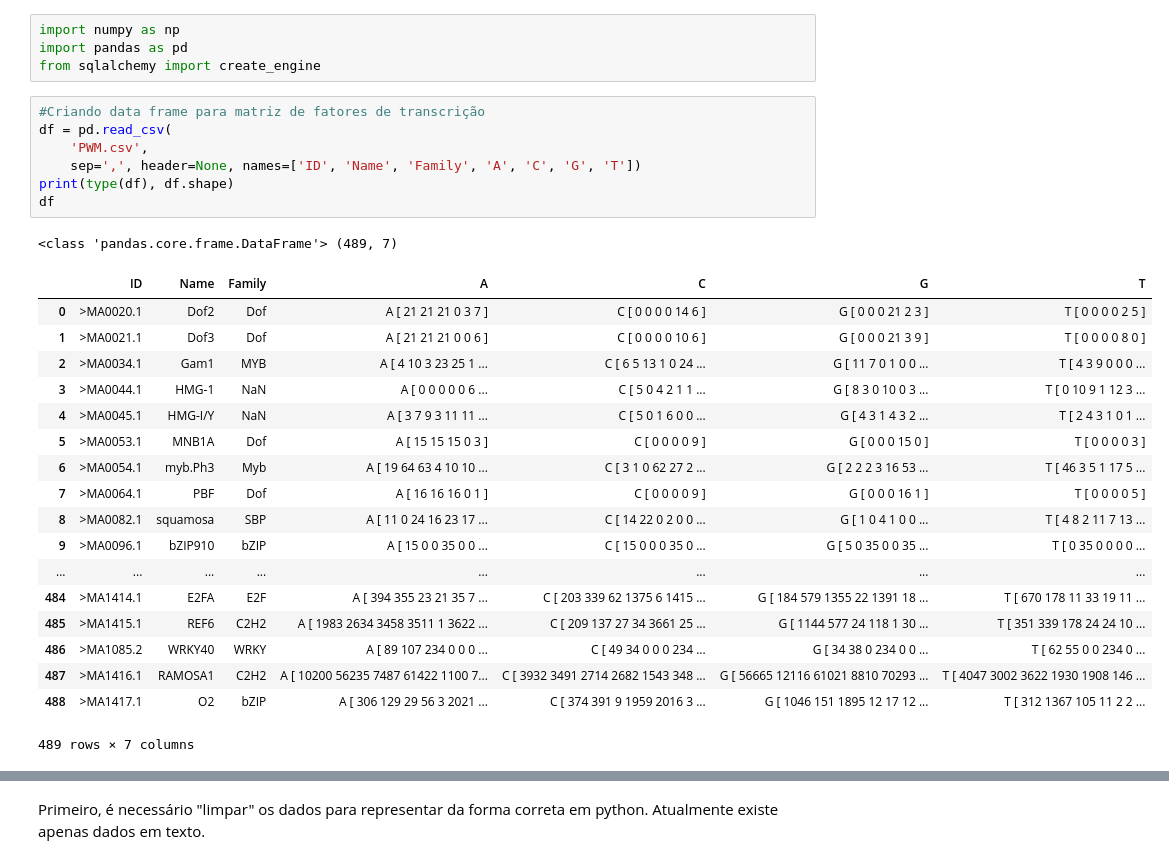
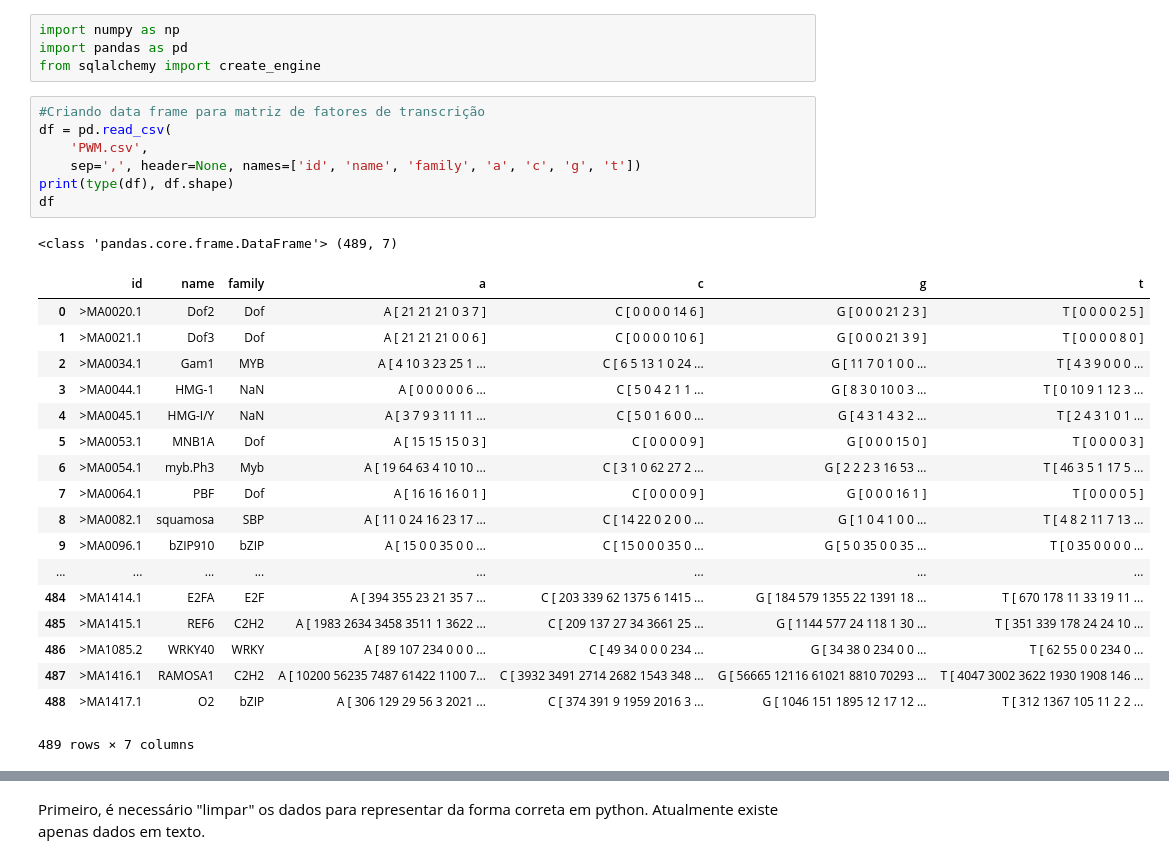
Before and after one commit to filipecmedeiros/PhytoProm, a Jupyter notebook: Data science/Pré-processamento.ipynb, the cells around one changed output, grey strips where cells are left out. Drawn from its saved outputs; the diff is of its cells as text.

```diff
--- a/Data science/Pré-processamento.ipynb
+++ b/Data science/Pré-processamento.ipynb
@@ -5,13 +5,13 @@ from sqlalchemy import create_engine
 # %%
 #Criando data frame para matriz de fatores de transcrição
 df = pd.read_csv(
     'PWM.csv',
-    sep=',', header=None, names=['ID', 'Name', 'Family', 'A', 'C', 'G', 'T'])
+    sep=',', header=None, names=['id', 'name', 'family', 'a', 'c', 'g', 't'])
 print(type(df), df.shape)
 df
 # %% [output]
 <class 'pandas.core.frame.DataFrame'> (489, 7)
-|  | ID | Name | Family | A | C | G | T |
+|  | id | name | family | a | c | g | t |
 | 0 | >MA0020.1 | Dof2 | Dof | A [ 21 21 21 0 3 7 ] | C [ 0 0 0 0 14 6 ] | G [ 0 0 0 21 2 3 ] | T [ 0 0 0 0 2 5 ] |
 | 1 | >MA0021.1 | Dof3 | Dof | A [ 21 21 21 0 0 6 ] | C [ 0 0 0 0 10 6 ] | G [ 0 0 0 21 3 9 ] | T [ 0 0 0 0 8 0 ] |
 | 2 | >MA0034.1 | Gam1 | MYB | A [ 4 10 3 23 25 1 ... | C [ 6 5 13 1 0 24 ... | G [ 11 7 0 1 0 0 ... | T [ 4 3 9 0 0 0 ... |
```
Also changed, not shown: parts of 26 cells of this notebook, 10 other files.
